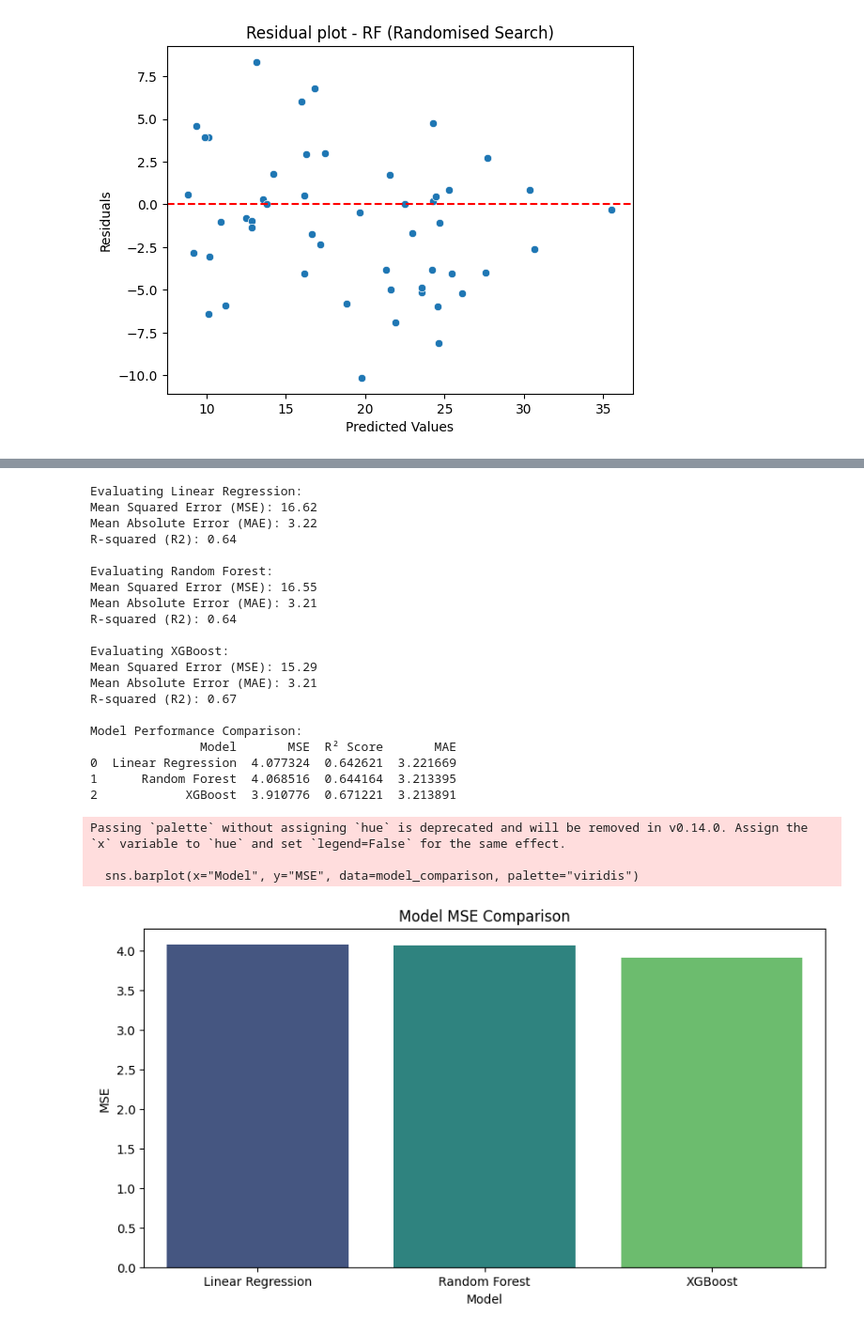
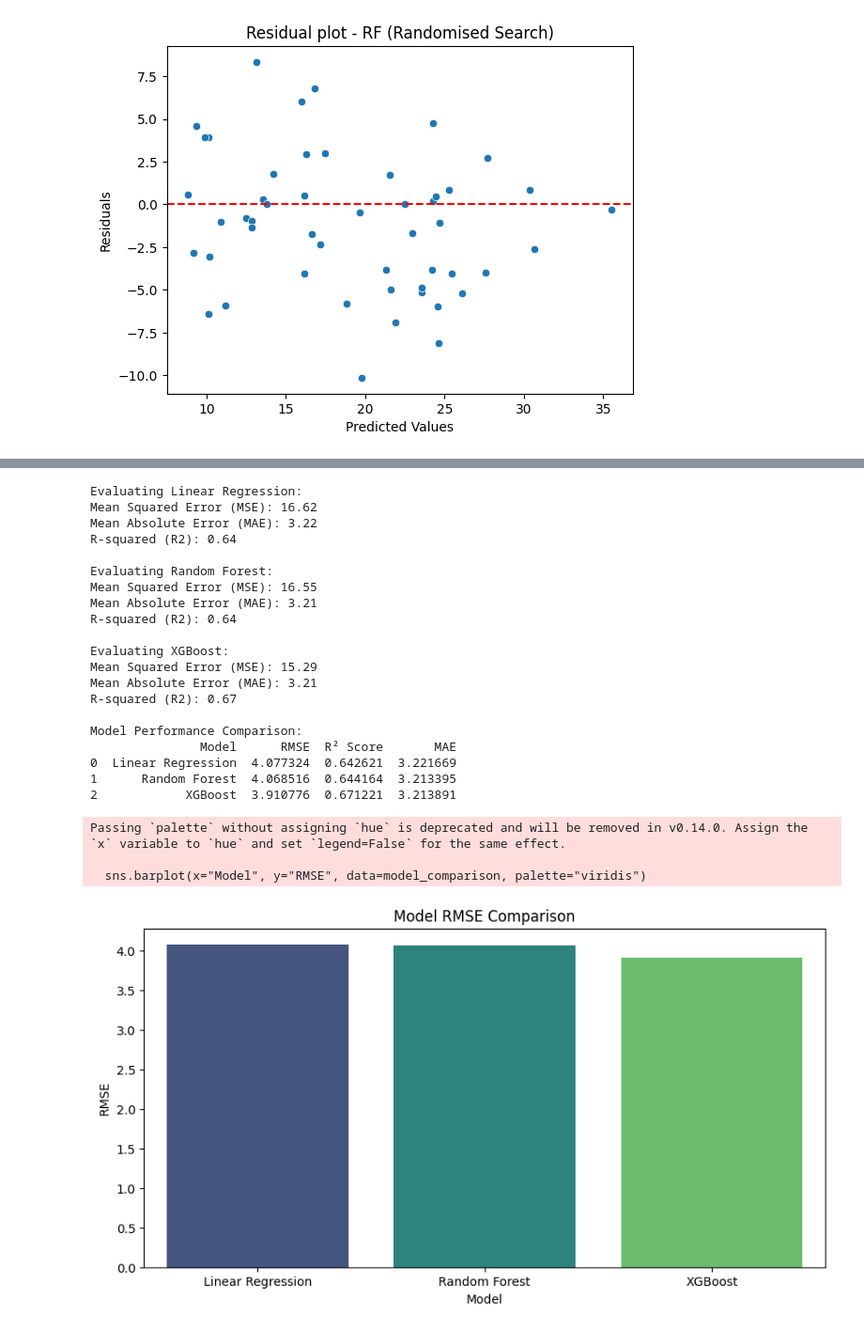
Before and after one commit to orons98/Body-Fat-Percentage-Prediction-using-ML, a Jupyter notebook: DS_Final_Project_Code.ipynb, the cells around one changed output, grey strips where cells are left out. Shown at 94% size. Saved outputs shown, nothing was run; the diff lists cells and outputs as text; code cells hidden in the pictures.

```diff
--- a/DS_Final_Project_Code.ipynb
+++ b/DS_Final_Project_Code.ipynb
@@ -42,7 +38,7 @@ import statsmodels.api as sm
 from google.colab import drive
 drive.mount('/content/drive')
 
-file_path = "/content/drive/MyDrive/Colab Notebooks/Body Fat percentage dataset/bodyfat.csv"
+file_path = "/content/drive/MyDrive/bodyfat.csv"
 df = pd.read_csv(file_path)
 # %% [output]
 Drive already mounted at /content/drive; to attempt to forcibly remount, call drive.mount("/content/drive", force_remount=True).
@@ -369,7 +367,7 @@ evaluate_model(y_test, y_pred_xgb, "XGBoost")
 # Model Comparison Table
 model_comparison = pd.DataFrame({
     "Model": ["Linear Regression", "Random Forest", "XGBoost"],
-    "MSE": [np.sqrt(mean_squared_error(y_test, y_pred_lr)),
+    "RMSE": [np.sqrt(mean_squared_error(y_test, y_pred_lr)),
              np.sqrt(mean_squared_error(y_test, y_pred_rf)),
              np.sqrt(mean_squared_error(y_test, y_pred_xgb))],
     "R² Score": [r2_score(y_test, y_pred_lr),
@@ -382,35 +380,35 @@ model_comparison = pd.DataFrame({
 
 # Print model comparison table
 print("\nModel Performance Comparison:")
 print(model_comparison)
 
 # Visualising model performance with bar plot
 plt.figure(figsize=(10, 5))
-sns.barplot(x="Model", y="MSE", data=model_comparison, palette="viridis")
-plt.title("Model MSE Comparison")
+sns.barplot(x="Model", y="RMSE", data=model_comparison, palette="viridis")
+plt.title("Model RMSE Comparison")
 plt.show()
 # %% [output]
 Evaluating Linear Regression:
 Mean Squared Error (MSE): 16.62
 Mean Absolute Error (MAE): 3.22
 R-squared (R2): 0.64
 
 Evaluating Random Forest:
 Mean Squared Error (MSE): 16.55
 Mean Absolute Error (MAE): 3.21
 R-squared (R2): 0.64
 
 Evaluating XGBoost:
 Mean Squared Error (MSE): 15.29
 Mean Absolute Error (MAE): 3.21
 R-squared (R2): 0.67
 
 Model Performance Comparison:
-               Model       MSE  R² Score       MAE
+               Model      RMSE  R² Score       MAE
 0  Linear Regression  4.077324  0.642621  3.221669
 1      Random Forest  4.068516  0.644164  3.213395
 2            XGBoost  3.910776  0.671221  3.213891
 Passing `palette` without assigning `hue` is deprecated and will be removed in v0.14.0. Assign the `x` variable to `hue` and set `legend=False` for the same effect.
 
-  sns.barplot(x="Model", y="MSE", data=model_comparison, palette="viridis")
+  sns.barplot(x="Model", y="RMSE", data=model_comparison, palette="viridis")
-[figure, old version]
+[figure, new version]
```
Also changed, not shown: parts of 20 cells of this notebook.
